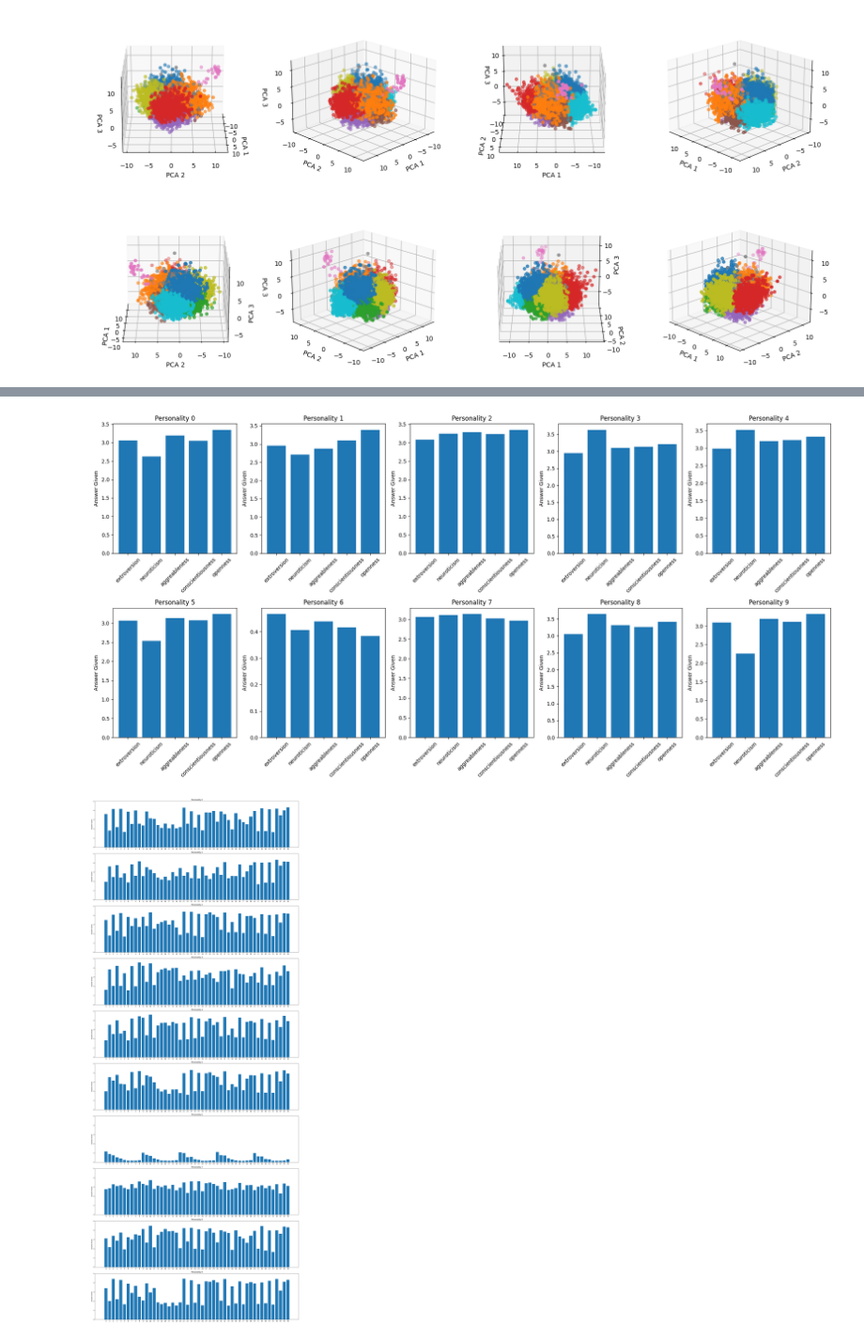
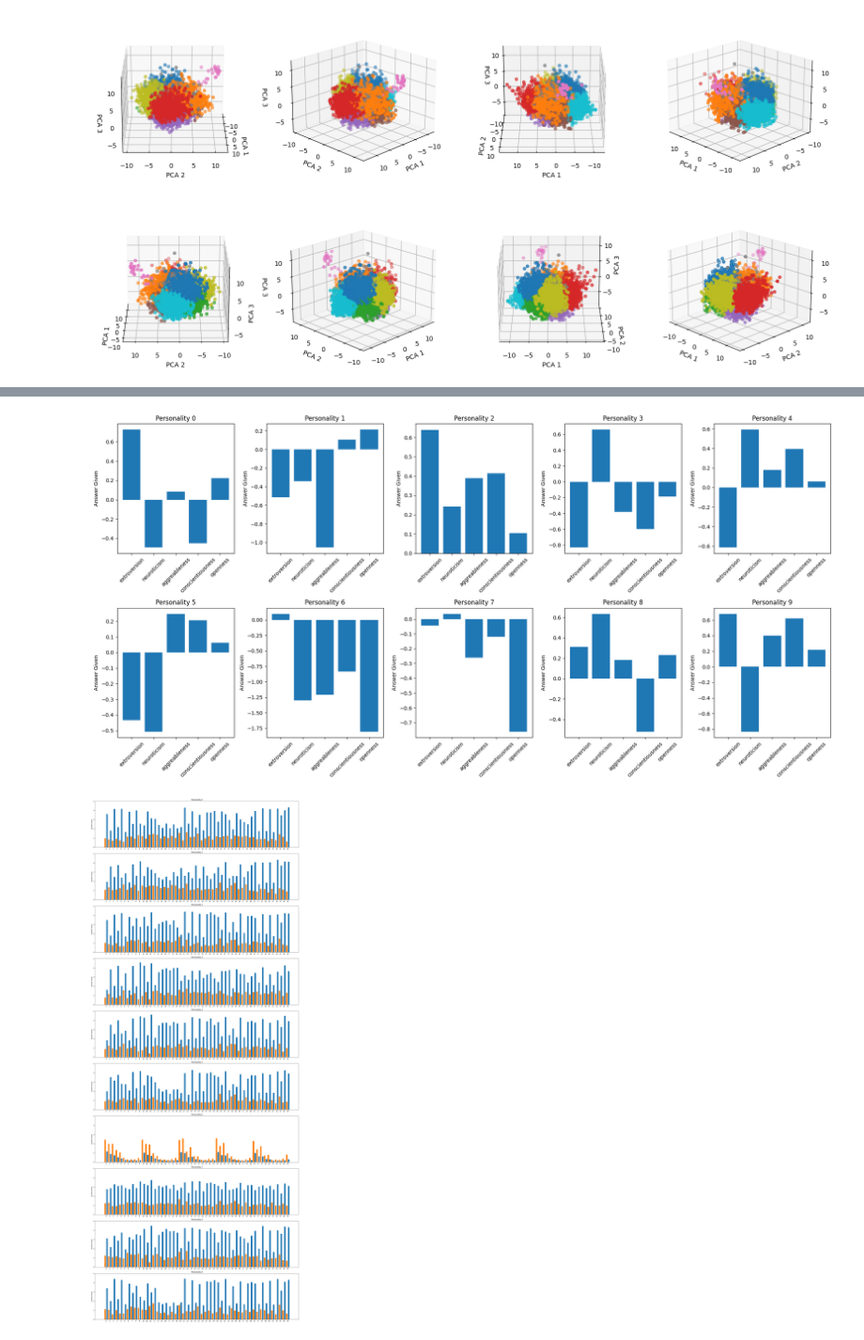
Before and after one commit to SvelaT/personality-clustering, a Jupyter notebook: personality_cluster.ipynb, the cells around one changed output, grey strips where cells are left out. Shown at 94% size. Drawn from its saved outputs; the diff is of its cells as text; code cells hidden in the pictures.

```diff
--- a/personality_cluster.ipynb
+++ b/personality_cluster.ipynb
@@ -204,12 +191,25 @@ new_df = new_df.to_numpy()
+# %%
+question_weights = [
+    1,-1,1,-1,1,-1,1,-1,1,-1,
+    1,-1,1,-1,1,1,1,1,1,1,
+    -1,1,-1,1,-1,1,-1,1,1,1,
+    1,-1,1,-1,1,-1,1,-1,1,1,
+    1,-1,1,-1,1,-1,1,1,1,1
+]
+
+scaler = StandardScaler()
+
+new_df_stand = scaler.fit_transform(new_df)
+new_df_weighted = question_weights*new_df_stand
 # %%
 #characterize each cluster
 
 characteristics = pd.DataFrame()
-characteristics['extroversion'] = np.mean(new_df[:,:10],1)
-characteristics['neuroticism'] = np.mean(new_df[:,10:20],1)
-characteristics['aggreableness'] = np.mean(new_df[:,20:30],1)
-characteristics['conscientiousness'] = np.mean(new_df[:,30:40],1)
-characteristics['openness'] = np.mean(new_df[:,40:50],1)
+characteristics['extroversion'] = np.mean(new_df_weighted[:,:10],1)
+characteristics['neuroticism'] = np.mean(new_df_weighted[:,10:20],1)
+characteristics['aggreableness'] = np.mean(new_df_weighted[:,20:30],1)
+characteristics['conscientiousness'] = np.mean(new_df_weighted[:,30:40],1)
+characteristics['openness'] = np.mean(new_df_weighted[:,40:50],1)
 characteristics['type'] = predictions
 
 type_count = characteristics.groupby('type').count()
@@ -238,22 +238,23 @@ for i in range(10):
 
 plt.show()
 # %% [output]
-[figure, old version]
+[figure, new version]
 # %%
 fig = plt.figure(figsize=(20,50))
 
 for i in range(10):
     ax = fig.add_subplot(10,1,i+1)
 
-    ax.bar(quest_means.columns,quest_means.iloc[i,:])
+    ax.bar(quest_means.columns*2+1,quest_means.iloc[i,:])
+    ax.bar(quest_vars.columns*2,quest_vars.iloc[i,:])
 
     ax.set_ylabel("Answer Given")
     ax.set_title(f"Personality {i}")
-    ax.set_xticks(range(50))
+    ax.set_xticks(np.arange(0.5,100.5,step=2),range(50))
     ax.set_yticks(range(6))
 
     plt.tight_layout()
 
 plt.show()
 # %% [output]
-[figure, old version]
+[figure, new version]
```
Also changed, not shown: parts of 2 cells of this notebook.
